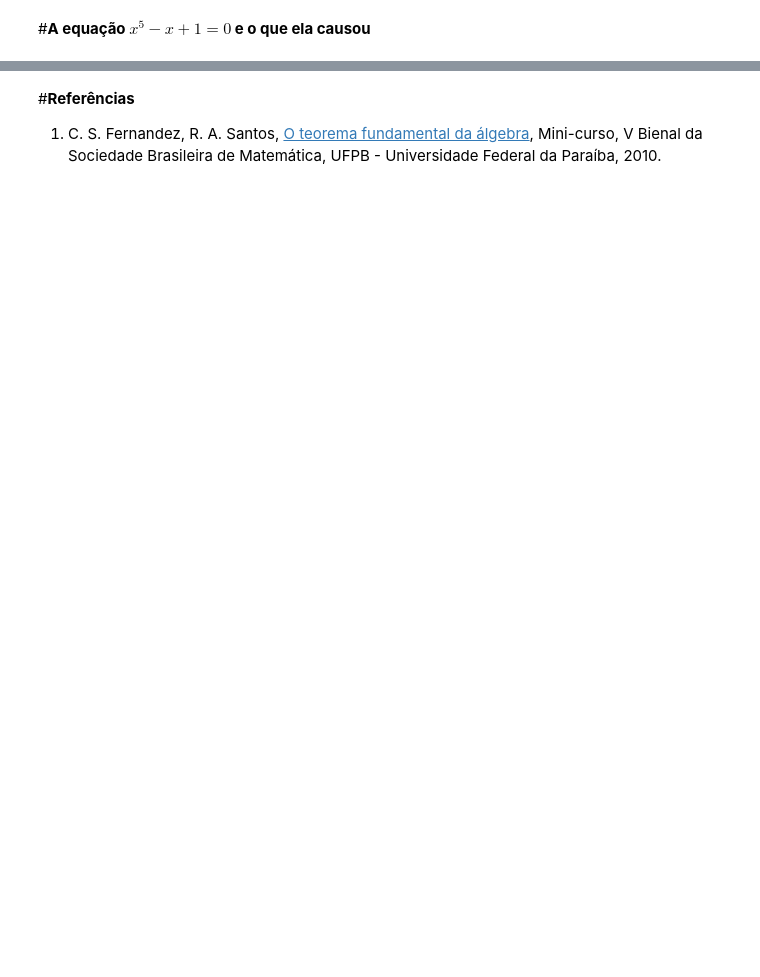
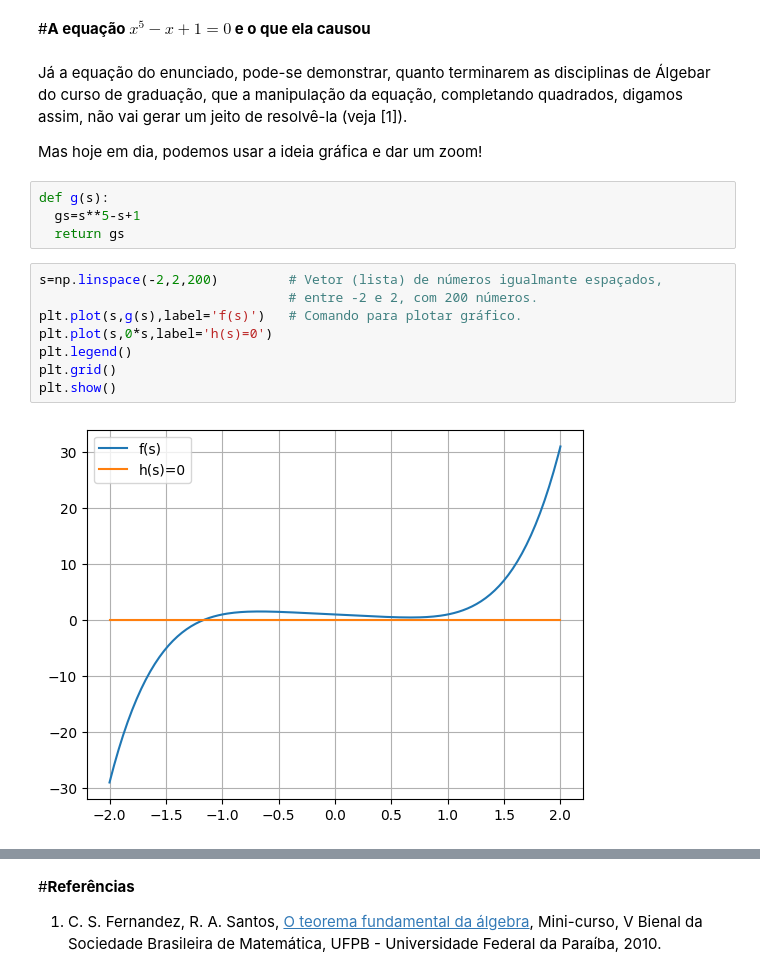
Before and after one commit to j-claudinei-f/j-claudinei-f, a Jupyter notebook: Resolvendo_equações_polinomiais.ipynb, the cells around one changed output, grey strips where cells are left out. Cells and saved outputs as stored; diff of their text form; blank space fills up the shorter version.

```diff
--- a/Resolvendo_equações_polinomiais.ipynb
+++ b/Resolvendo_equações_polinomiais.ipynb
@@ -80,2 +126,20 @@ Nesse caso, poderia supor que $x=y+b$ e encontrar $b$ para que a expressão $$(y
 # %% [markdown]
 #**A equação $x^5-x+1=0$ e o que ela causou**
+# %% [markdown]
+Já a equação do enunciado, pode-se demonstrar, quanto terminarem as disciplinas de Álgebar do curso de graduação, que a manipulação da equação, completando quadrados, digamos assim, não vai gerar um jeito de resolvê-la (veja [1]).
+
+Mas hoje em dia, podemos usar a ideia gráfica e dar um zoom!
+# %%
+def g(s):
+  gs=s**5-s+1
+  return gs
+# %%
+s=np.linspace(-2,2,200)         # Vetor (lista) de números igualmante espaçados,
+                                # entre -2 e 2, com 200 números.
+plt.plot(s,g(s),label='f(s)')   # Comando para plotar gráfico.
+plt.plot(s,0*s,label='h(s)=0')
+plt.legend()
+plt.grid()
+plt.show()
+# %% [output]
+[figure, added]
```
Also changed, not shown: parts of 23 cells of this notebook.
